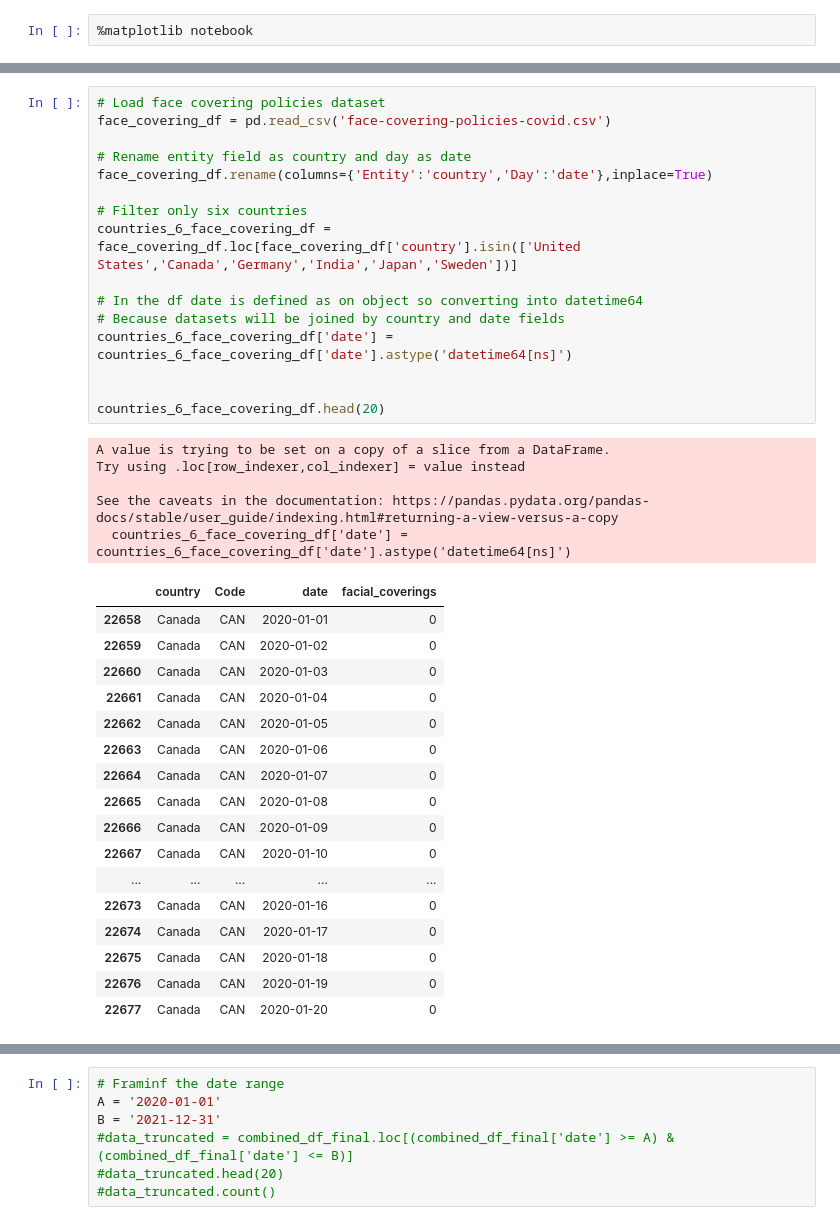
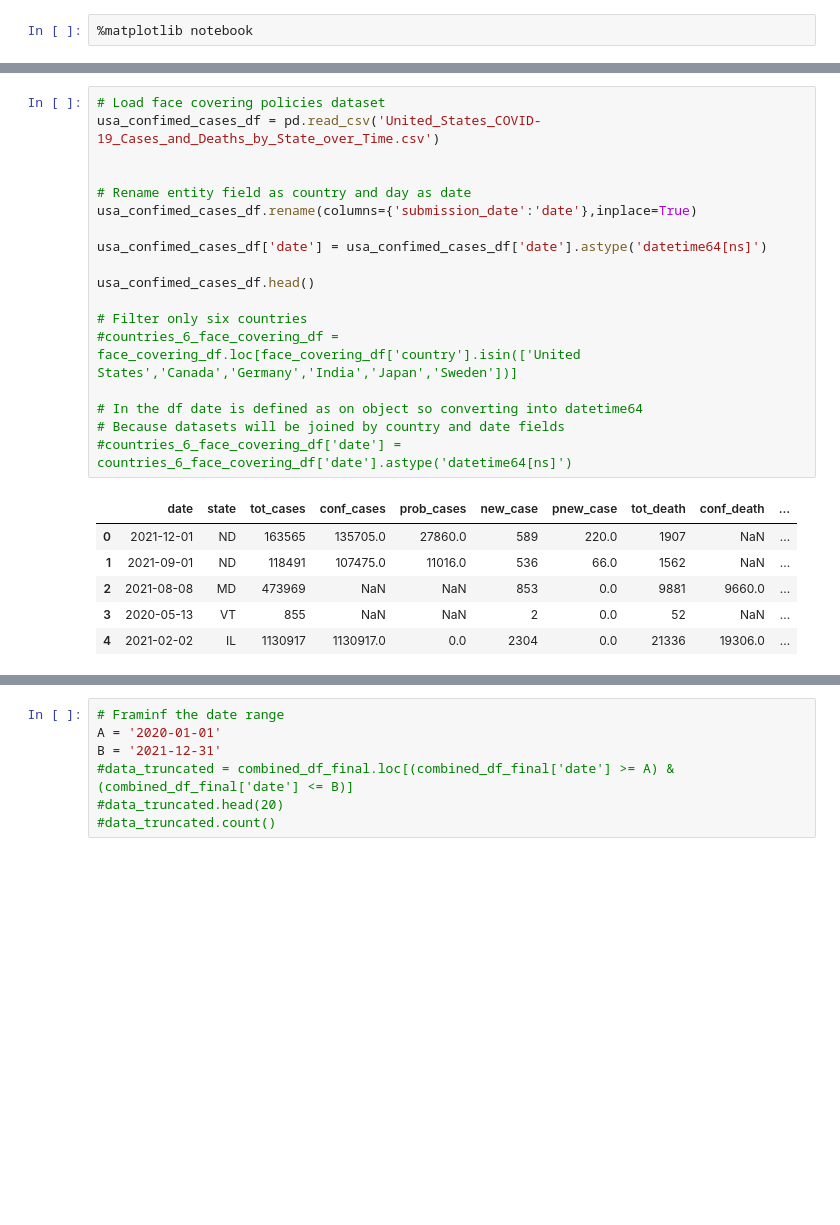
Before and after one commit to ranusuri/Team-A-Project-1, a Jupyter notebook: radhika_a/Covid_data_Radhika.ipynb, the cells around one changed output, grey strips where cells are left out. Drawn from its saved outputs; the diff is of its cells as text; blank space fills up the shorter version.

```diff
--- a/radhika_a/Covid_data_Radhika.ipynb
+++ b/radhika_a/Covid_data_Radhika.ipynb
@@ -68,39 +49,25 @@ memory usage: 347.8+ KB
 # %%
 # Load face covering policies dataset
-face_covering_df = pd.read_csv('face-covering-policies-covid.csv')
+usa_confimed_cases_df = pd.read_csv('United_States_COVID-19_Cases_and_Deaths_by_State_over_Time.csv')
+
 
 # Rename entity field as country and day as date
-face_covering_df.rename(columns={'Entity':'country','Day':'date'},inplace=True)
+usa_confimed_cases_df.rename(columns={'submission_date':'date'},inplace=True)
+
+usa_confimed_cases_df['date'] = usa_confimed_cases_df['date'].astype('datetime64[ns]')
+
+usa_confimed_cases_df.head()
 
 # Filter only six countries
-countries_6_face_covering_df = face_covering_df.loc[face_covering_df['country'].isin(['United States','Canada','Germany','India','Japan','Sweden'])]
+#countries_6_face_covering_df = face_covering_df.loc[face_covering_df['country'].isin(['United States','Canada','Germany','India','Japan','Sweden'])]
 
 # In the df date is defined as on object so converting into datetime64
 # Because datasets will be joined by country and date fields
-countries_6_face_covering_df['date'] = countries_6_face_covering_df['date'].astype('datetime64[ns]')
-
-
-countries_6_face_covering_df.head(20)
+#countries_6_face_covering_df['date'] = countries_6_face_covering_df['date'].astype('datetime64[ns]')
 # %% [output]
-A value is trying to be set on a copy of a slice from a DataFrame.
-Try using .loc[row_indexer,col_indexer] = value instead
-
-See the caveats in the documentation: https://pandas.pydata.org/pandas-docs/stable/user_guide/indexing.html#returning-a-view-versus-a-copy
-  countries_6_face_covering_df['date'] = countries_6_face_covering_df['date'].astype('datetime64[ns]')
-|  | country | Code | date | facial_coverings |
-| 22658 | Canada | CAN | 2020-01-01 | 0 |
-| 22659 | Canada | CAN | 2020-01-02 | 0 |
-| 22660 | Canada | CAN | 2020-01-03 | 0 |
-| 22661 | Canada | CAN | 2020-01-04 | 0 |
-| 22662 | Canada | CAN | 2020-01-05 | 0 |
-| 22663 | Canada | CAN | 2020-01-06 | 0 |
-| 22664 | Canada | CAN | 2020-01-07 | 0 |
-| 22665 | Canada | CAN | 2020-01-08 | 0 |
-| 22666 | Canada | CAN | 2020-01-09 | 0 |
-| 22667 | Canada | CAN | 2020-01-10 | 0 |
-| ... | ... | ... | ... | ... |
-| 22673 | Canada | CAN | 2020-01-16 | 0 |
-| 22674 | Canada | CAN | 2020-01-17 | 0 |
-| 22675 | Canada | CAN | 2020-01-18 | 0 |
-| 22676 | Canada | CAN | 2020-01-19 | 0 |
-| 22677 | Canada | CAN | 2020-01-20 | 0 |
+|  | date | state | tot_cases | conf_cases | prob_cases | new_case | pnew_case | tot_death | conf_death | ... |
+| 0 | 2021-12-01 | ND | 163565 | 135705.0 | 27860.0 | 589 | 220.0 | 1907 | NaN | ... |
+| 1 | 2021-09-01 | ND | 118491 | 107475.0 | 11016.0 | 536 | 66.0 | 1562 | NaN | ... |
+| 2 | 2021-08-08 | MD | 473969 | NaN | NaN | 853 | 0.0 | 9881 | 9660.0 | ... |
+| 3 | 2020-05-13 | VT | 855 | NaN | NaN | 2 | 0.0 | 52 | NaN | ... |
+| 4 | 2021-02-02 | IL | 1130917 | 1130917.0 | 0.0 | 2304 | 0.0 | 21336 | 19306.0 | ... |
```
Also changed, not shown: parts of 15 cells of this notebook, 6 other files.
